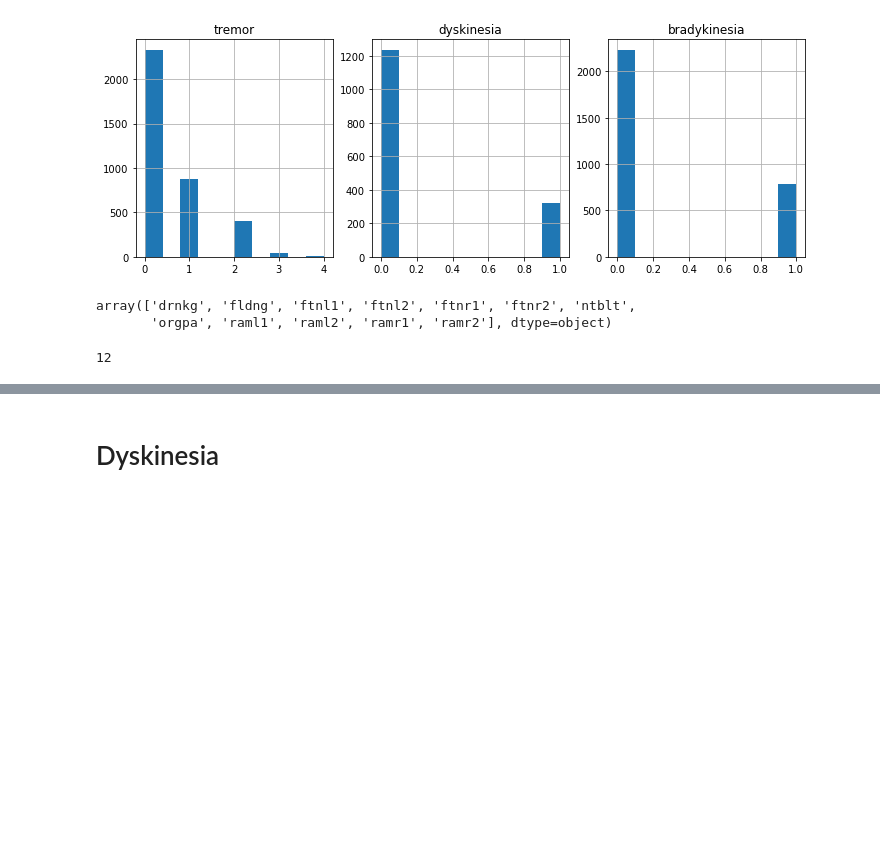
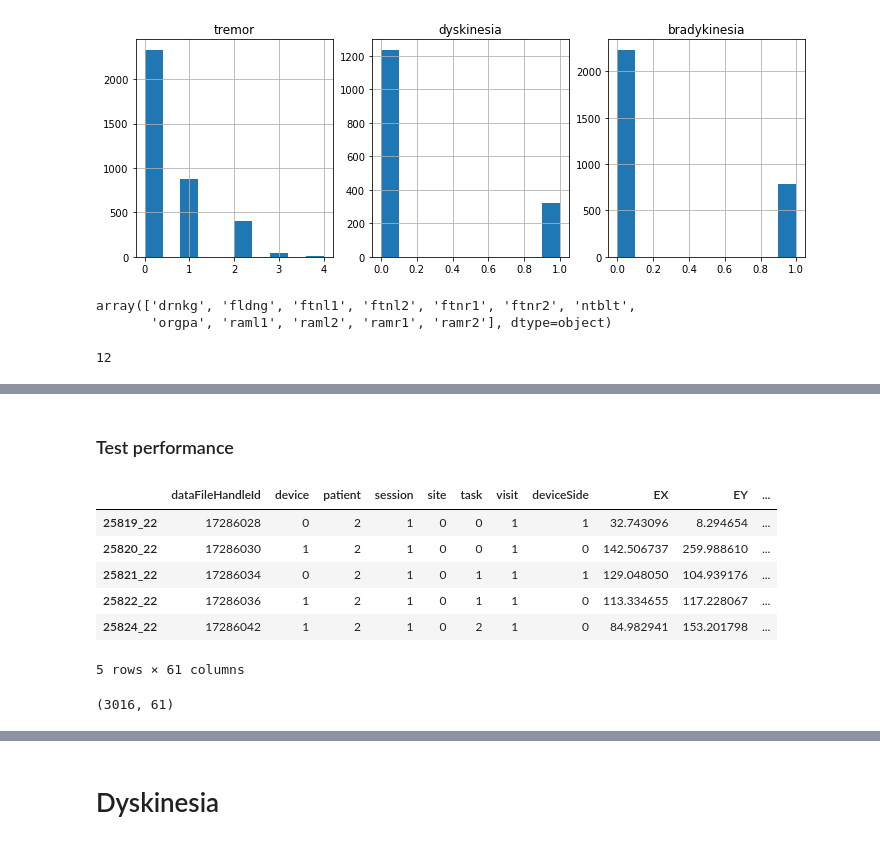
Before and after one commit to Luke3D/Misccode, a Jupyter notebook: Dataprocessing.ipynb, the cells around one changed output, grey strips where cells are left out. Saved outputs shown, nothing was run; the diff lists cells and outputs as text; code cells hidden in the pictures; blank space fills up the shorter version.

```diff
--- a/Dataprocessing.ipynb
+++ b/Dataprocessing.ipynb
@@ -300,0 +462,2 @@ sum(table.tremorScore==4)
+# %%
+X_meta['Duration']=df_train['Duration']
@@ -300,0 +725,20 @@ sum(table.tremorScore==4)
+# %% [markdown]
+### Test performance
+# %%
+X = pd.concat((X_meta,df_train.iloc[:,13:]),axis=1)
+# %%
+X['bradykinesiaScore']=df_train['bradykinesiaScore']
+# %%
+X.head()
+# %% [output]
+|  | dataFileHandleId | device | patient | session | site | task | visit | deviceSide | EX | EY | ... |
+| 25819_22 | 17286028 | 0 | 2 | 1 | 0 | 0 | 1 | 1 | 32.743096 | 8.294654 | ... |
+| 25820_22 | 17286030 | 1 | 2 | 1 | 0 | 0 | 1 | 0 | 142.506737 | 259.988610 | ... |
+| 25821_22 | 17286034 | 0 | 2 | 1 | 0 | 1 | 1 | 1 | 129.048050 | 104.939176 | ... |
+| 25822_22 | 17286036 | 1 | 2 | 1 | 0 | 1 | 1 | 0 | 113.334655 | 117.228067 | ... |
+| 25824_22 | 17286042 | 1 | 2 | 1 | 0 | 2 | 1 | 0 | 84.982941 | 153.201798 | ... |
+5 rows × 61 columns
+# %%
+X.shape
+# %% [output]
+(3016, 61)
```
Also changed, not shown: parts of 150 cells of this notebook.
